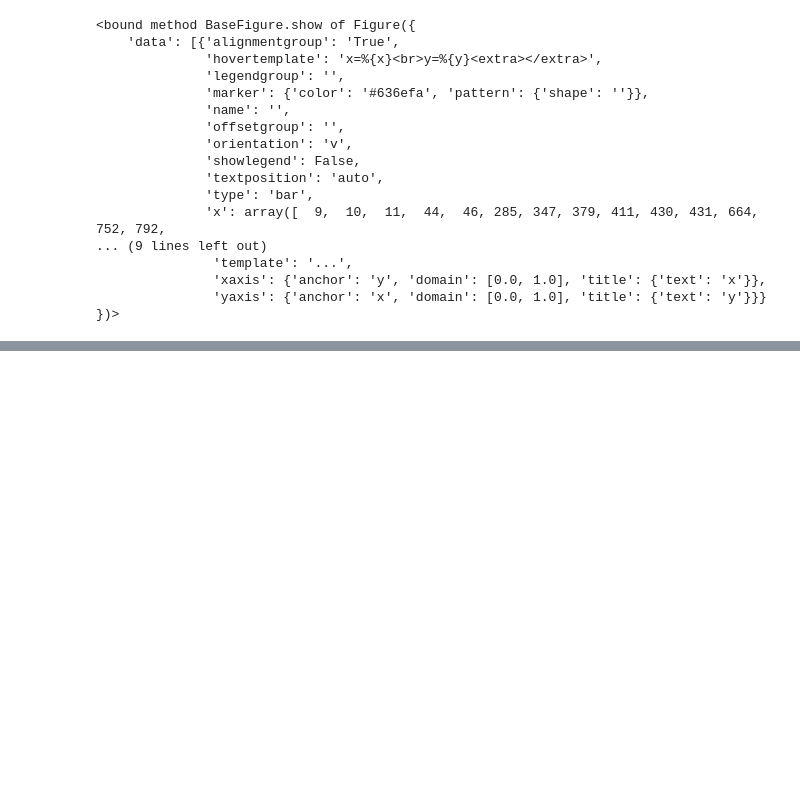
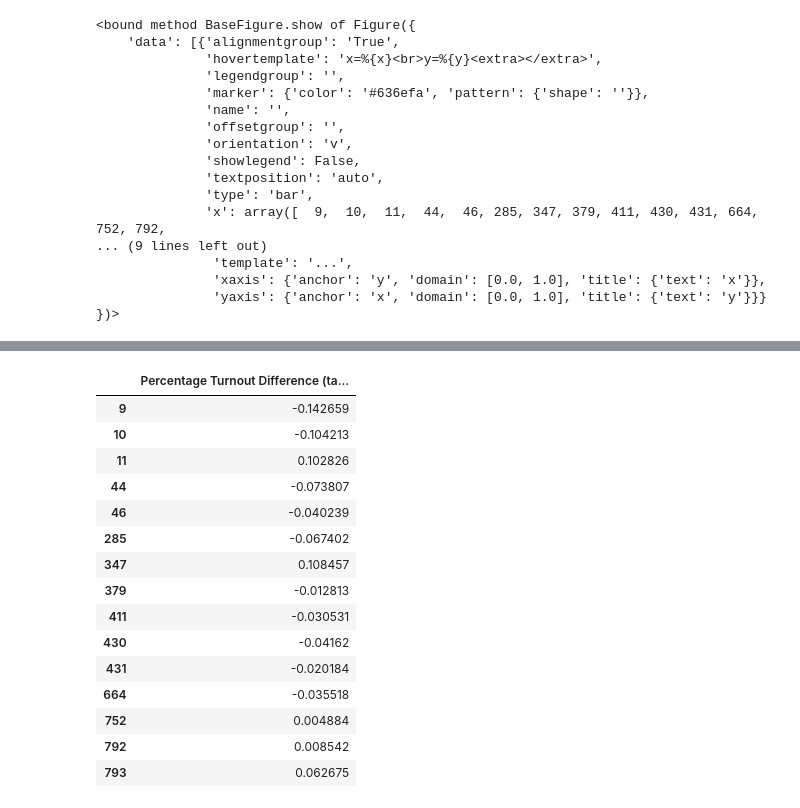
Before and after one commit to ywiamnog/Datathon-2023, a Jupyter notebook: turnout.ipynb, the cells around one changed output, grey strips where cells are left out. Saved outputs shown, nothing was run; the diff lists cells and outputs as text; code cells hidden in the pictures; blank space fills up the shorter version.

```diff
--- a/turnout.ipynb
+++ b/turnout.ipynb
@@ -95,0 +176,12 @@ fig.show
+# %%
+# Untargeted, similar precincts turnout. These precincts are used as "control" groups for targeted precincts
+# get set of unique precincts used as control precincts
+control_set = set()
+for targeted_precinct in target_to_controlset_dict:
+    for control_precint in target_to_controlset_dict[targeted_precinct]:
+        control_set.add(control_precint)
+
+control_turnout = pd.DataFrame(columns=['Percentage Turnout'], index=control_set)
+for precinct in control_turnout.index:
+    control_turnout.loc[precinct, 'Percentage Turnout'] = turnout.loc[precinct, 'Total Turnout'] / turnout.loc[precinct, 'Total Registered']
+control_turnout
@@ -95,0 +202,31 @@ fig.show
+# %%
+# difference in percentage turnout for targeted precinct - avg(similar precincts)
+turnout_diff = pd.DataFrame(columns=['Percentage Turnout Difference (targeted - control)'], index=targeted)
+for precinct in turnout_diff.index:
+    # get targeted precinct's set of similar precincts
+    similar_precincts = target_to_controlset_dict[precinct]
+    # compute average % turnout in these similar precincts
+    perc_sum = 0
+    for similar_precinct in similar_precincts:
+        perc_sum += control_turnout.loc[similar_precinct, 'Percentage Turnout']
+    perc_avg = perc_sum / len(similar_precincts)
+    # compute targeted precinct turnout % - similar control precinct turnout %
+    turnout_diff.loc[precinct, 'Percentage Turnout Difference (targeted - control)'] = targeted_turnout.loc[precinct, 'Percentage Turnout'] - perc_avg
+turnout_diff
+# %% [output]
+|  | Percentage Turnout Difference (ta... |
+| 9 | -0.142659 |
+| 10 | -0.104213 |
+| 11 | 0.102826 |
+| 44 | -0.073807 |
+| 46 | -0.040239 |
+| 285 | -0.067402 |
+| 347 | 0.108457 |
+| 379 | -0.012813 |
+| 411 | -0.030531 |
+| 430 | -0.04162 |
+| 431 | -0.020184 |
+| 664 | -0.035518 |
+| 752 | 0.004884 |
+| 792 | 0.008542 |
+| 793 | 0.062675 |
```
Also changed, not shown: parts of 8 cells of this notebook.
